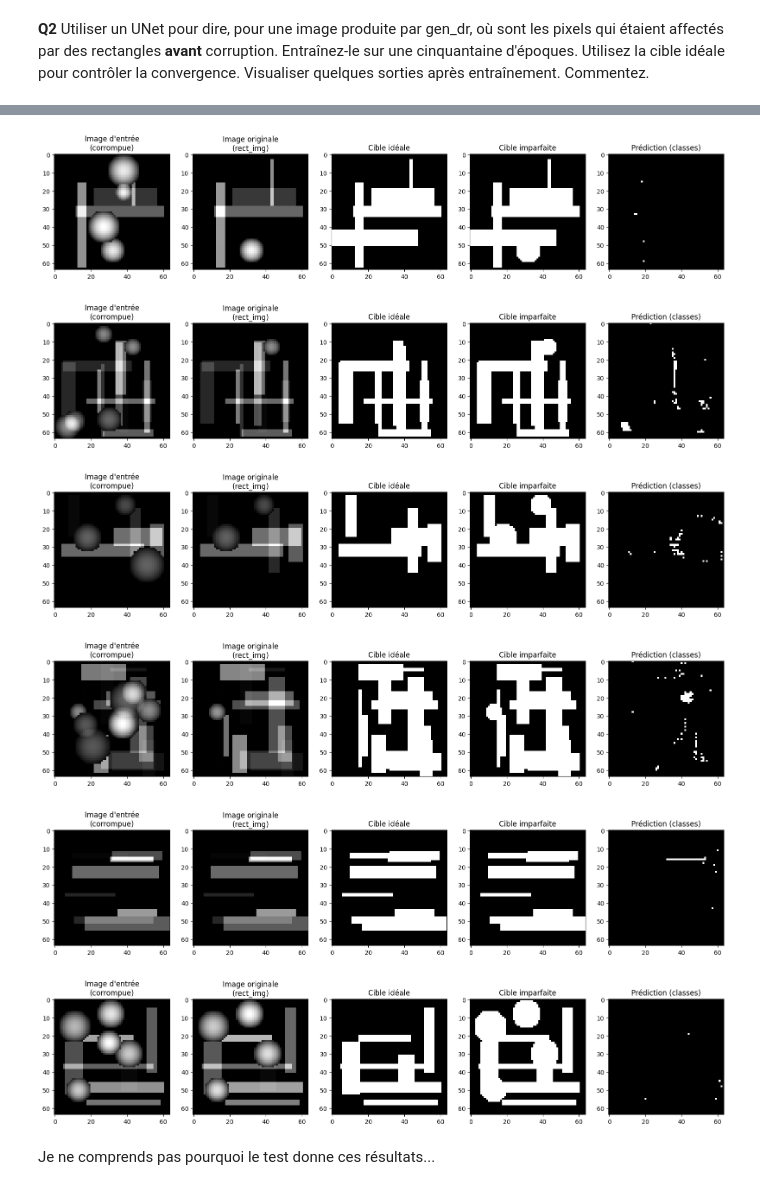
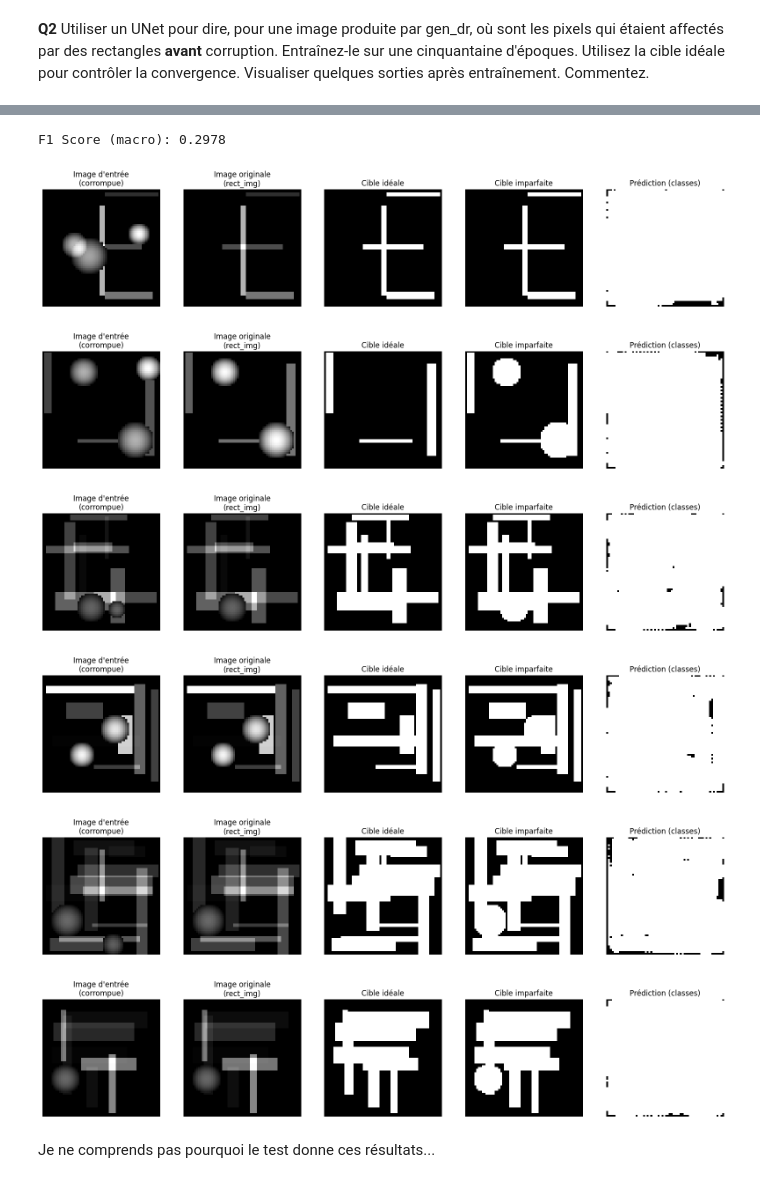
Before and after one commit to yumzi41/exam_2025_session2, a Jupyter notebook: notebooks/exercices_session2.ipynb, the cells around one changed output, grey strips where cells are left out. Cells and saved outputs as stored; diff of their text form; code cells hidden in the pictures.

```diff
--- a/notebooks/exercices_session2.ipynb
+++ b/notebooks/exercices_session2.ipynb
@@ -118,4 +164,6 @@ Epoch 50/50 - Loss: 0.1567
 # %%
+from sklearn.metrics import f1_score
+
 model.eval()
 with torch.no_grad():
     rect_img, ideal_targets = gen_dr(batch_size)
@@ -129,41 +177,57 @@ with torch.no_grad():
     inputs[discs > 0] = discs[discs > 0]
 
     test_inputs = torch.tensor(inputs, dtype=torch.float32).to(device)
     outputs = model(test_inputs)
-    preds = torch.argmax(outputs, dim=1)
+
+    preds = torch.argmax(outputs, dim=1).unsqueeze(1)
     preds_np = preds.cpu().numpy()
+
+    # Conversion de ideal_targets en tenseur et suppression du canal
+    ideal_targets_tensor = torch.tensor(ideal_targets, dtype=torch.long).to(device)
+    ideal_targets_tensor = ideal_targets_tensor.squeeze(1)
+
+    # Calcul du F1 score entre la prédiction et la cible idéale
+    f1 = f1_score(ideal_targets_tensor.cpu().numpy().flatten(),
+                  preds.cpu().numpy().flatten(), average='macro')
+    print("F1 Score (macro): {:.4f}".format(f1))
 
 for i in range(6):
     plt.figure(figsize=(20, 5))
 
     plt.subplot(1, 5, 1)
     plt.title("Image d'entrée\n(corrompue)")
     plt.imshow(test_inputs[i, 0].cpu().numpy(), cmap='gray')
+    plt.axis('off')
 
     plt.subplot(1, 5, 2)
     plt.title("Image originale\n(rect_img)")
     plt.imshow(rect_img[i, 0, :, :], cmap='gray')
+    plt.axis('off')
 
     plt.subplot(1, 5, 3)
     plt.title("Cible idéale")
     plt.imshow(ideal_targets[i, 0, :, :], cmap='gray')
+    plt.axis('off')
 
     plt.subplot(1, 5, 4)
     plt.title("Cible imparfaite")
     plt.imshow(targets[i, 0, :, :], cmap='gray')
+    plt.axis('off')
 
     plt.subplot(1, 5, 5)
     plt.title("Prédiction (classes)")
-    plt.imshow(preds_np[i], cmap='gray')
+    plt.imshow(preds_np[i, 0, :, :], cmap='gray')
+    plt.axis('off')
 
     plt.show()
 # %% [output]
+F1 Score (macro): 0.2978
-[figure, old version]
+[figure, new version]
-[figure, old version]
+[figure, new version]
-[figure, old version]
+[figure, new version]
-[figure, old version]
+[figure, new version]
-[figure, old version]
+[figure, new version]
-[figure, old version]
+[figure, new version]
 # %% [markdown]
 Je ne comprends pas pourquoi le test donne ces résultats...
 # %% [markdown]
```
Also changed, not shown: parts of 5 cells of this notebook.
